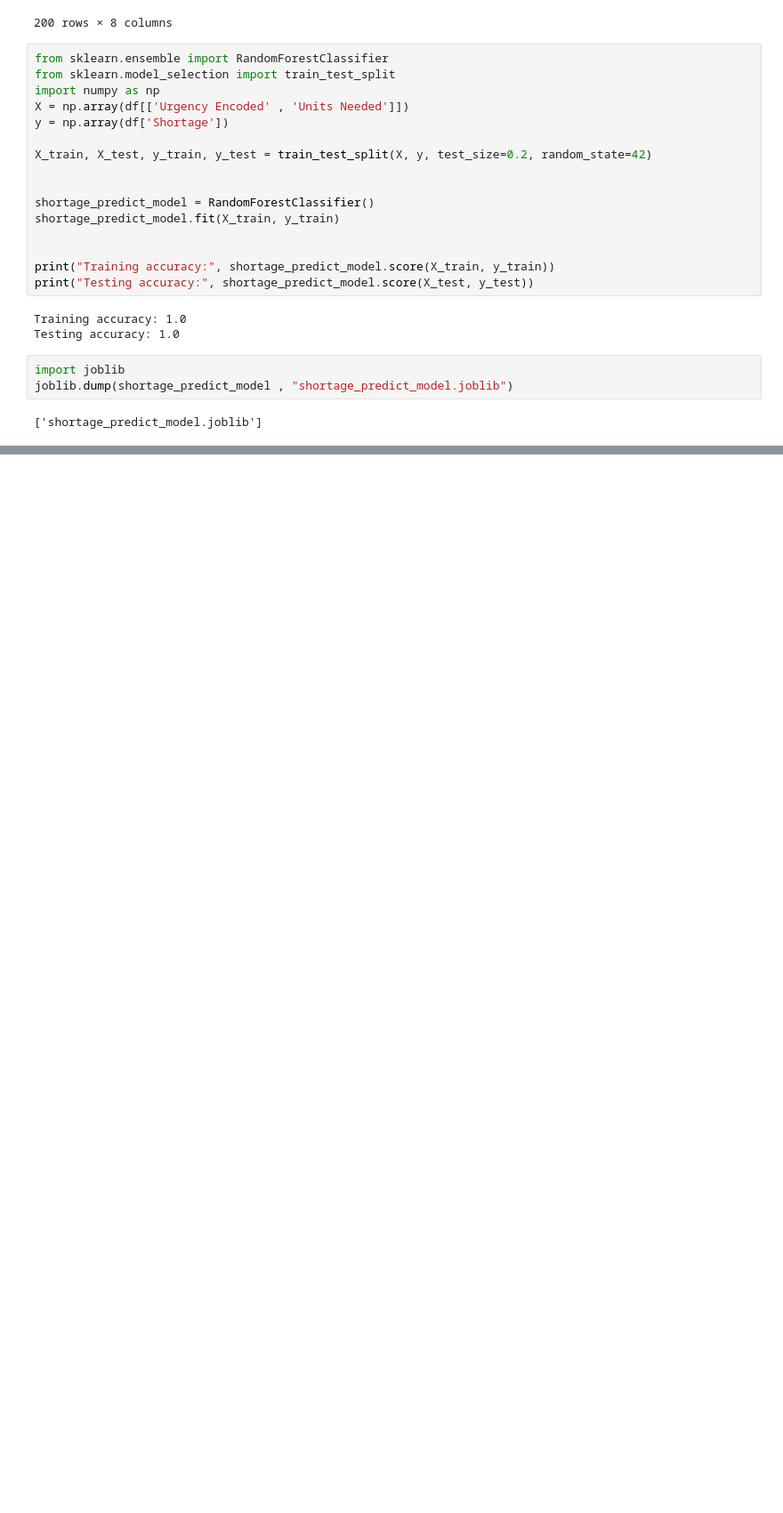
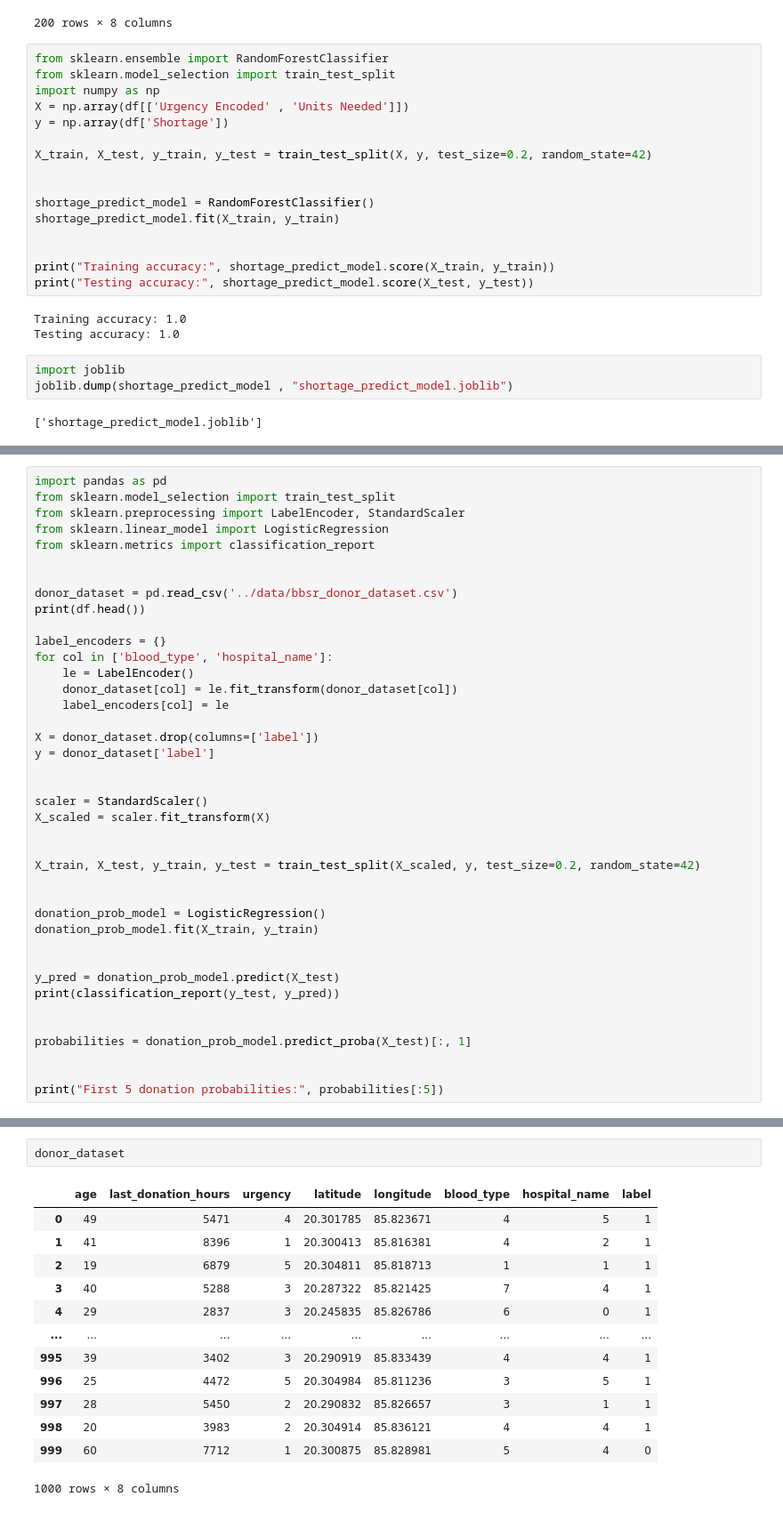
Before and after one commit to Graffian/RakthVeer, a Jupyter notebook: backend/notebooks/app.ipynb, the cells around one changed output, grey strips where cells are left out. Shown at 89% size. Drawn from its saved outputs; the diff is of its cells as text; blank space fills up the shorter version.

Commit message:
trained models

```diff
--- a/backend/notebooks/app.ipynb
+++ b/backend/notebooks/app.ipynb
@@ -243,0 +298,40 @@ joblib.dump(shortage_predict_model , "shortage_predict_model.joblib")
+# %%
+import pandas as pd
+from sklearn.model_selection import train_test_split
+from sklearn.preprocessing import LabelEncoder, StandardScaler
+from sklearn.linear_model import LogisticRegression
+from sklearn.metrics import classification_report
+
+
+donor_dataset = pd.read_csv('../data/bbsr_donor_dataset.csv')
+print(df.head())
+
+label_encoders = {}
+for col in ['blood_type', 'hospital_name']:
+    le = LabelEncoder()
+    donor_dataset[col] = le.fit_transform(donor_dataset[col])
+    label_encoders[col] = le
+
+X = donor_dataset.drop(columns=['label'])
+y = donor_dataset['label']
+
+
+scaler = StandardScaler()
+X_scaled = scaler.fit_transform(X)
+
+
+X_train, X_test, y_train, y_test = train_test_split(X_scaled, y, test_size=0.2, random_state=42)
+
+
+donation_prob_model = LogisticRegression()
+donation_prob_model.fit(X_train, y_train)
+
+
+y_pred = donation_prob_model.predict(X_test)
+print(classification_report(y_test, y_pred))
+
+
+probabilities = donation_prob_model.predict_proba(X_test)[:, 1]
+
+
+print("First 5 donation probabilities:", probabilities[:5])
@@ -243,0 +361,16 @@ joblib.dump(shortage_predict_model , "shortage_predict_model.joblib")
+# %%
+donor_dataset
+# %% [output]
+|  | age | last_donation_hours | urgency | latitude | longitude | blood_type | hospital_name | label |
+| 0 | 49 | 5471 | 4 | 20.301785 | 85.823671 | 4 | 5 | 1 |
+| 1 | 41 | 8396 | 1 | 20.300413 | 85.816381 | 4 | 2 | 1 |
+| 2 | 19 | 6879 | 5 | 20.304811 | 85.818713 | 1 | 1 | 1 |
+| 3 | 40 | 5288 | 3 | 20.287322 | 85.821425 | 7 | 4 | 1 |
+| 4 | 29 | 2837 | 3 | 20.245835 | 85.826786 | 6 | 0 | 1 |
+| ... | ... | ... | ... | ... | ... | ... | ... | ... |
+| 995 | 39 | 3402 | 3 | 20.290919 | 85.833439 | 4 | 4 | 1 |
+| 996 | 25 | 4472 | 5 | 20.304984 | 85.811236 | 3 | 5 | 1 |
+| 997 | 28 | 5450 | 2 | 20.290832 | 85.826657 | 3 | 1 | 1 |
+| 998 | 20 | 3983 | 2 | 20.304914 | 85.836121 | 4 | 4 | 1 |
+| 999 | 60 | 7712 | 1 | 20.300875 | 85.828981 | 5 | 4 | 0 |
+1000 rows × 8 columns
```
Also changed, not shown: parts of 4 cells of this notebook, 5 other files.
